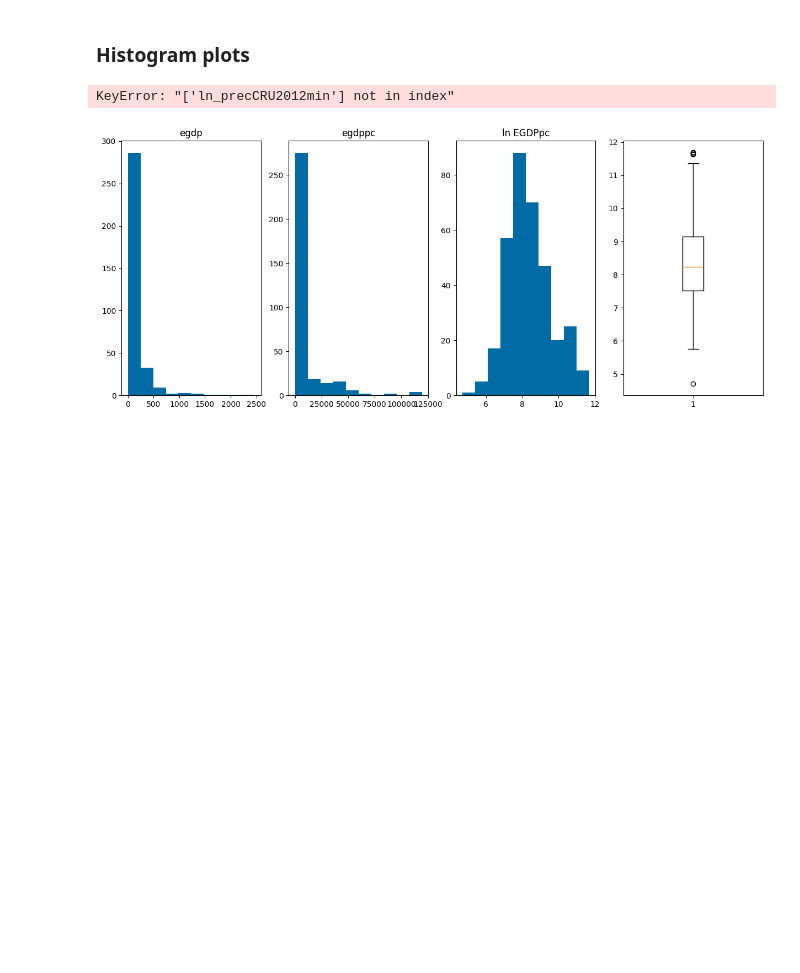
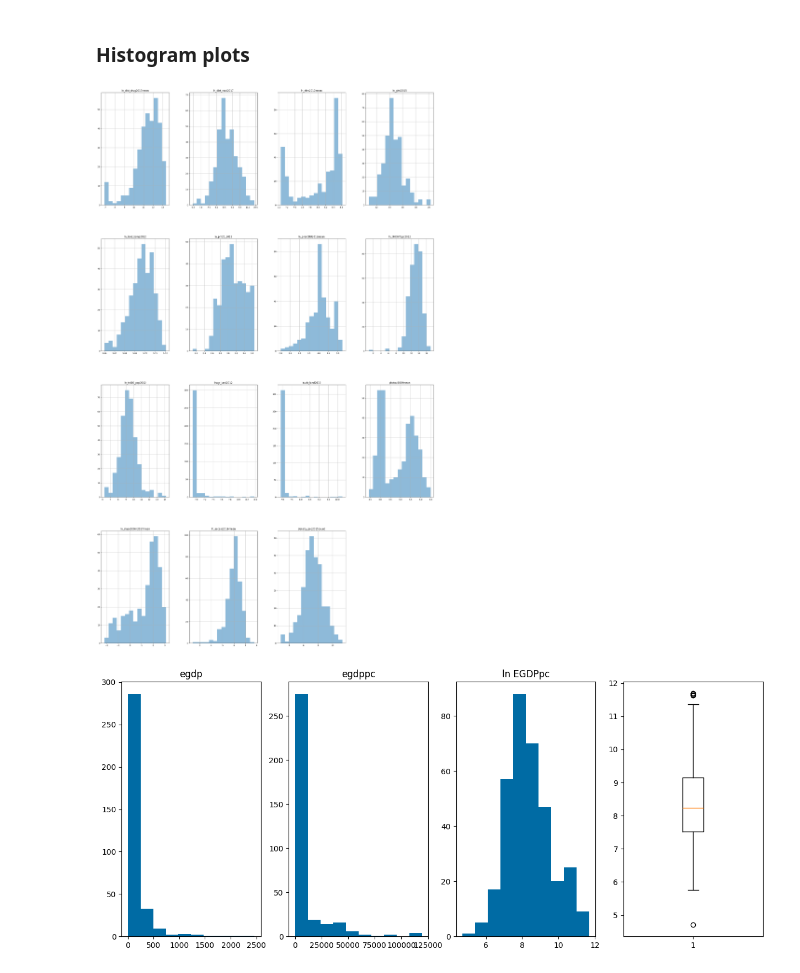
Before and after one commit to HendrixPeralta/bol_hdi_prediction, a Jupyter notebook: 01_data_exploration.ipynb, the cells around one changed output. Cells and saved outputs as stored; diff of their text form; code cells hidden in the pictures; blank space fills up the shorter version.

Commit message:
Replaced the 'density_pop2015count' variable with its logaritmic equivalent 'ln_density_pop2015count'

```diff
--- a/01_data_exploration.ipynb
+++ b/01_data_exploration.ipynb
@@ -495,7 +495,7 @@ sat_mod["ln_slope500m2017mean"] = np.log(slope["slope500m2017mean"])
 sat_mod["precCRU2012mean"] = prec["precCRU2012mean"]
 sat_mod["ln_precCRU2012mean"] = np.log(prec["precCRU2012mean"])
 
-sat_mod["density_pop2015count"] = density_pop["density_pop2015count"]
+sat_mod["ln_density_pop2015count"] = np.log(density_pop["density_pop2015count"])
 
 sat_mod = sat_mod.merge(mod_landcover_percent, on="id", how="outer")
 list(sat_mod.columns)
@@ -694,16 +694,16 @@ Index([], dtype='object')
 ### Histogram plots
 # %%
 used = ['ln_dist_drug2017mean',
-       'ln_dist_road2017', 'ln_elev2017mean', 'ln_ghsl2015', 'ln_land_temp2012', 'ln_pm25_2012', 'ln_precCRU2012min',
+       'ln_dist_road2017', 'ln_elev2017mean', 'ln_ghsl2015', 'ln_land_temp2012', 'ln_pm25_2012', 'ln_precCRU2012mean',
        'ln_t400NTLpc2012', 'ln_tr400_pop2012', 'lnagr_land2012', 'lnurb_land2012', 'photov2019mean', "ln_slope500m2017mean",
-       'ln_access2016mean']
+       'ln_access2016mean', 'density_pop2015count']
 
 #sat_mod.drop(columns= {"id", 'land_per_area_2012_count'}).hist(bins=15, figsize=(30,50), alpha=0.5)
 sat_mod[used].hist(bins=15, figsize=(30,50), alpha=0.5)
 
 plt.show()
 # %% [output]
-KeyError: "['ln_precCRU2012min'] not in index"
+[figure, added]
 # %%
 plt.style.use("tableau-colorblind10")
 
```
Also changed, not shown: 1 other file.
